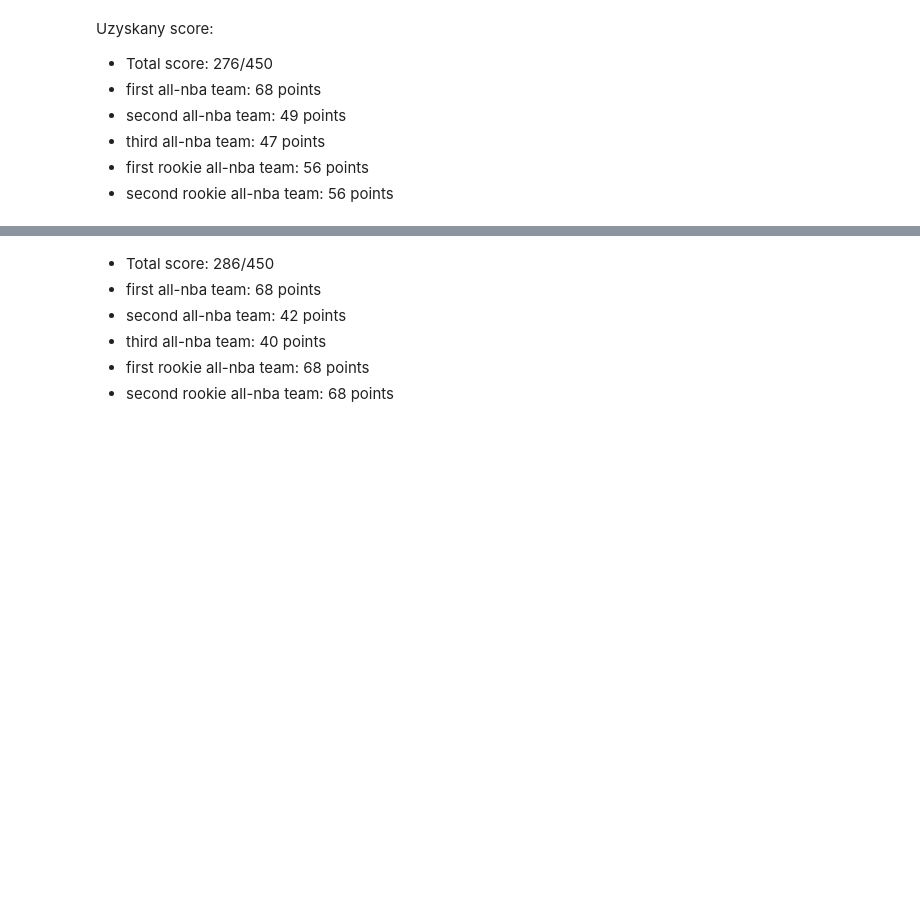
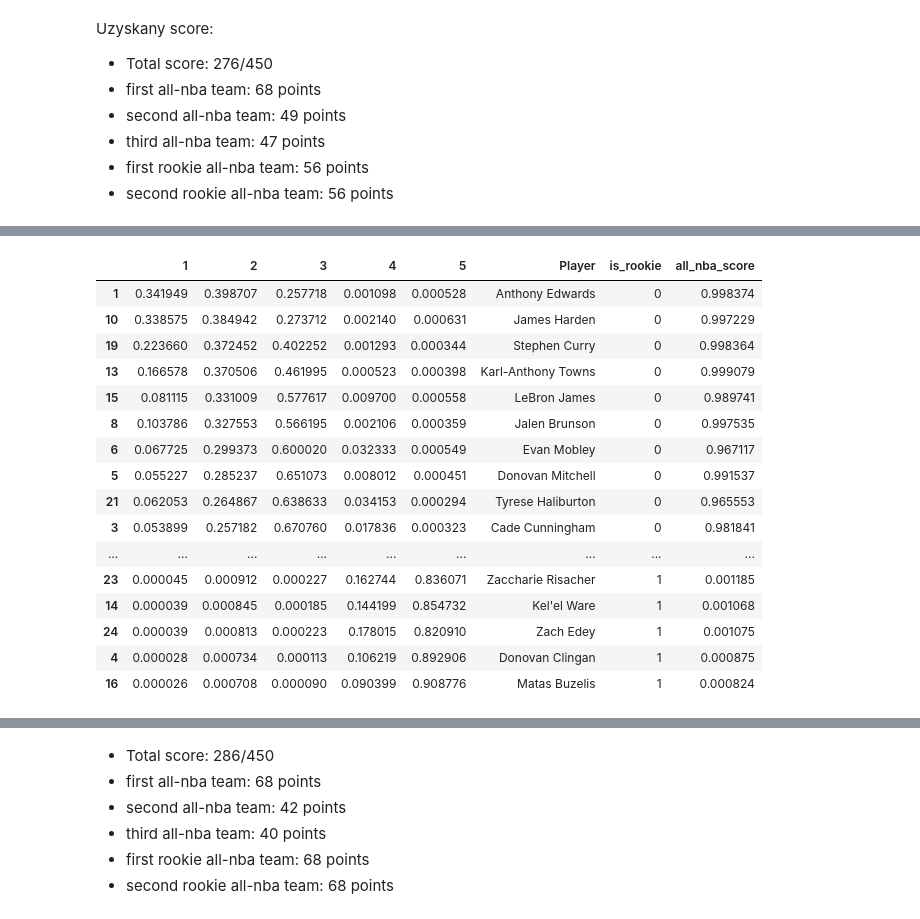
Before and after one commit to Mateo755/PROJECT-NBA_Awards_Prediction, a Jupyter notebook: models_combining.ipynb, the cells around one changed output, grey strips where cells are left out. Cells and saved outputs as stored; diff of their text form; code cells hidden in the pictures; blank space fills up the shorter version.

```diff
--- a/models_combining.ipynb
+++ b/models_combining.ipynb
@@ -629,0 +682,20 @@ df_pred_sorted.to_csv("stage2_all_players_probs.csv", index=False)
+# %%
+df_pred_sorted2
+# %% [output]
+|  | 1 | 2 | 3 | 4 | 5 | Player | is_rookie | all_nba_score |
+| 1 | 0.341949 | 0.398707 | 0.257718 | 0.001098 | 0.000528 | Anthony Edwards | 0 | 0.998374 |
+| 10 | 0.338575 | 0.384942 | 0.273712 | 0.002140 | 0.000631 | James Harden | 0 | 0.997229 |
+| 19 | 0.223660 | 0.372452 | 0.402252 | 0.001293 | 0.000344 | Stephen Curry | 0 | 0.998364 |
+| 13 | 0.166578 | 0.370506 | 0.461995 | 0.000523 | 0.000398 | Karl-Anthony Towns | 0 | 0.999079 |
+| 15 | 0.081115 | 0.331009 | 0.577617 | 0.009700 | 0.000558 | LeBron James | 0 | 0.989741 |
+| 8 | 0.103786 | 0.327553 | 0.566195 | 0.002106 | 0.000359 | Jalen Brunson | 0 | 0.997535 |
+| 6 | 0.067725 | 0.299373 | 0.600020 | 0.032333 | 0.000549 | Evan Mobley | 0 | 0.967117 |
+| 5 | 0.055227 | 0.285237 | 0.651073 | 0.008012 | 0.000451 | Donovan Mitchell | 0 | 0.991537 |
+| 21 | 0.062053 | 0.264867 | 0.638633 | 0.034153 | 0.000294 | Tyrese Haliburton | 0 | 0.965553 |
+| 3 | 0.053899 | 0.257182 | 0.670760 | 0.017836 | 0.000323 | Cade Cunningham | 0 | 0.981841 |
+| ... | ... | ... | ... | ... | ... | ... | ... | ... |
+| 23 | 0.000045 | 0.000912 | 0.000227 | 0.162744 | 0.836071 | Zaccharie Risacher | 1 | 0.001185 |
+| 14 | 0.000039 | 0.000845 | 0.000185 | 0.144199 | 0.854732 | Kel'el Ware | 1 | 0.001068 |
+| 24 | 0.000039 | 0.000813 | 0.000223 | 0.178015 | 0.820910 | Zach Edey | 1 | 0.001075 |
+| 4 | 0.000028 | 0.000734 | 0.000113 | 0.106219 | 0.892906 | Donovan Clingan | 1 | 0.000875 |
+| 16 | 0.000026 | 0.000708 | 0.000090 | 0.090399 | 0.908776 | Matas Buzelis | 1 | 0.000824 |
```
Also changed, not shown: parts of 35 cells of this notebook, 2 other files.
